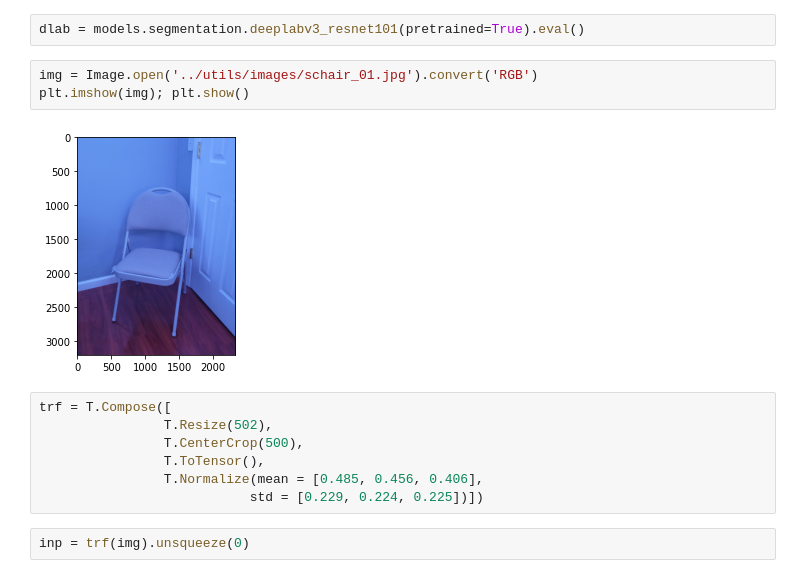
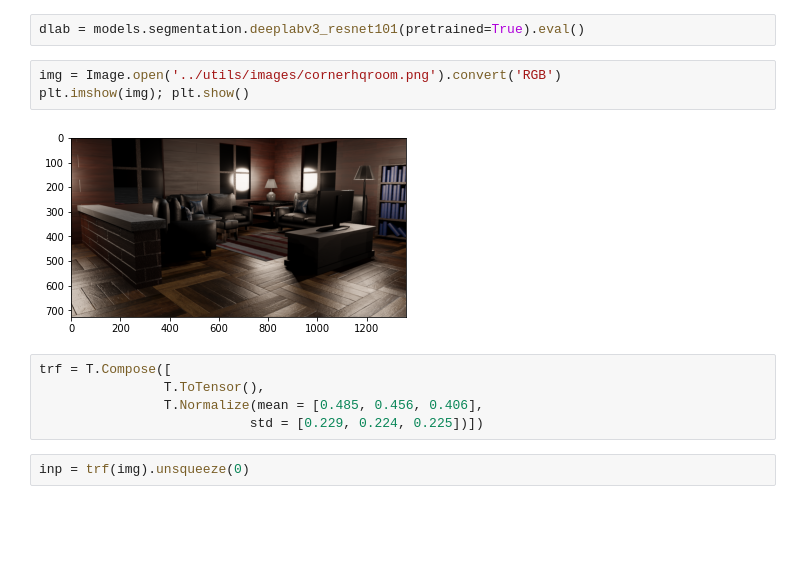
Before and after one commit to DeLERN/deep-learn, a Jupyter notebook: testing/segment.ipynb, the cells around one changed output. Drawn from its saved outputs; the diff is of its cells as text; blank space fills up the shorter version.

```diff
--- a/testing/segment.ipynb
+++ b/testing/segment.ipynb
@@ -9,14 +9,12 @@ import numpy as np
 # %%
 dlab = models.segmentation.deeplabv3_resnet101(pretrained=True).eval()
 # %%
-img = Image.open('../utils/images/schair_01.jpg').convert('RGB')
+img = Image.open('../utils/images/cornerhqroom.png').convert('RGB')
 plt.imshow(img); plt.show()
 # %% [output]
-[figure, old version]
+[figure, new version]
 # %%
 trf = T.Compose([
-                T.Resize(502),
-                T.CenterCrop(500),
                 T.ToTensor(),
                 T.Normalize(mean = [0.485, 0.456, 0.406],
                            std = [0.229, 0.224, 0.225])])
```
Also changed, not shown: parts of 5 cells of this notebook, 2 other files.
